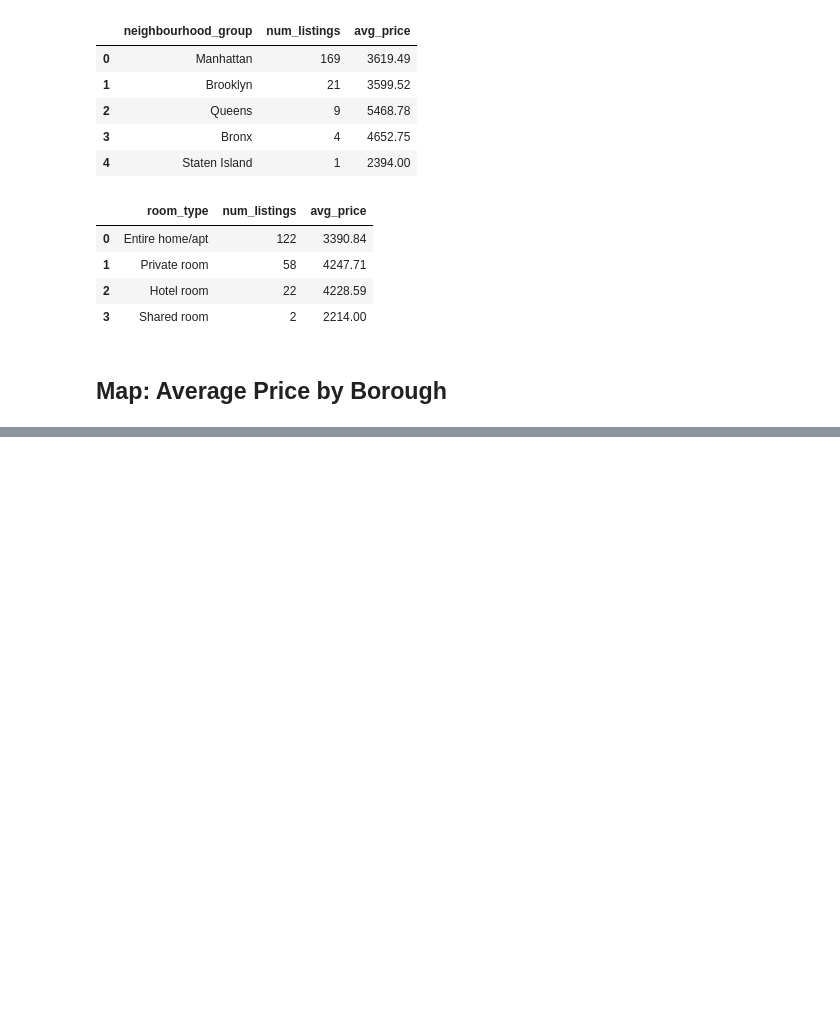
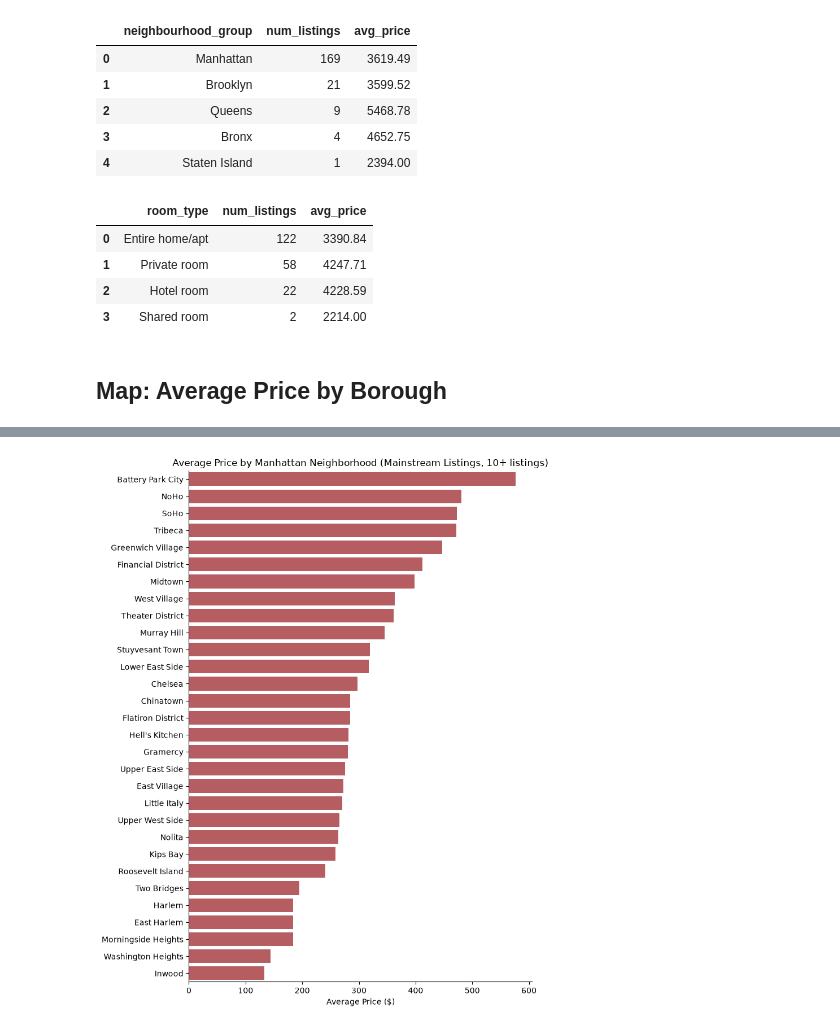
Before and after one commit to jj572/nyc-airbnb-pricing-analysis, a Jupyter notebook: notebooks/exploratory_analysis.ipynb, the cells around one changed output, grey strips where cells are left out. Cells and saved outputs as stored; diff of their text form; code cells hidden in the pictures; blank space fills up the shorter version.

```diff
--- a/notebooks/exploratory_analysis.ipynb
+++ b/notebooks/exploratory_analysis.ipynb
@@ -240,0 +432,11 @@ If this were a live product question rather than a portfolio project, the natura
+# %%
+query = """
+SELECT neighbourhood, COUNT(*) AS num_listings, ROUND(AVG(price), 2) AS avg_price
+FROM listings
+WHERE segment = 'mainstream' AND neighbourhood_group = 'Manhattan'
+GROUP BY neighbourhood
+HAVING COUNT(*) >= 10
+ORDER BY avg_price DESC
+"""
+manhattan_neighborhoods = pd.read_sql(query, conn)
+manhattan_neighborhoods
@@ -240,0 +461,23 @@ If this were a live product question rather than a portfolio project, the natura
+# %%
+fig, ax = plt.subplots(figsize=(8, 10))
+
+sns.barplot(
+    data=manhattan_neighborhoods,
+    y="neighbourhood",
+    x="avg_price",
+    order=manhattan_neighborhoods["neighbourhood"],
+    color="#C44E52",
+    ax=ax,
+)
+
+ax.set_xlabel("Average Price ($)")
+ax.set_ylabel("")
+ax.set_title("Average Price by Manhattan Neighborhood (Mainstream Listings, 10+ listings)")
+ax.spines["top"].set_visible(False)
+ax.spines["right"].set_visible(False)
+
+plt.tight_layout()
+plt.savefig("../outputs/figures/manhattan_neighborhoods_price.png", dpi=150, bbox_inches="tight")
+plt.show()
+# %% [output]
+[figure, added]
```
Also changed, not shown: parts of 14 cells of this notebook, 2 other files.
